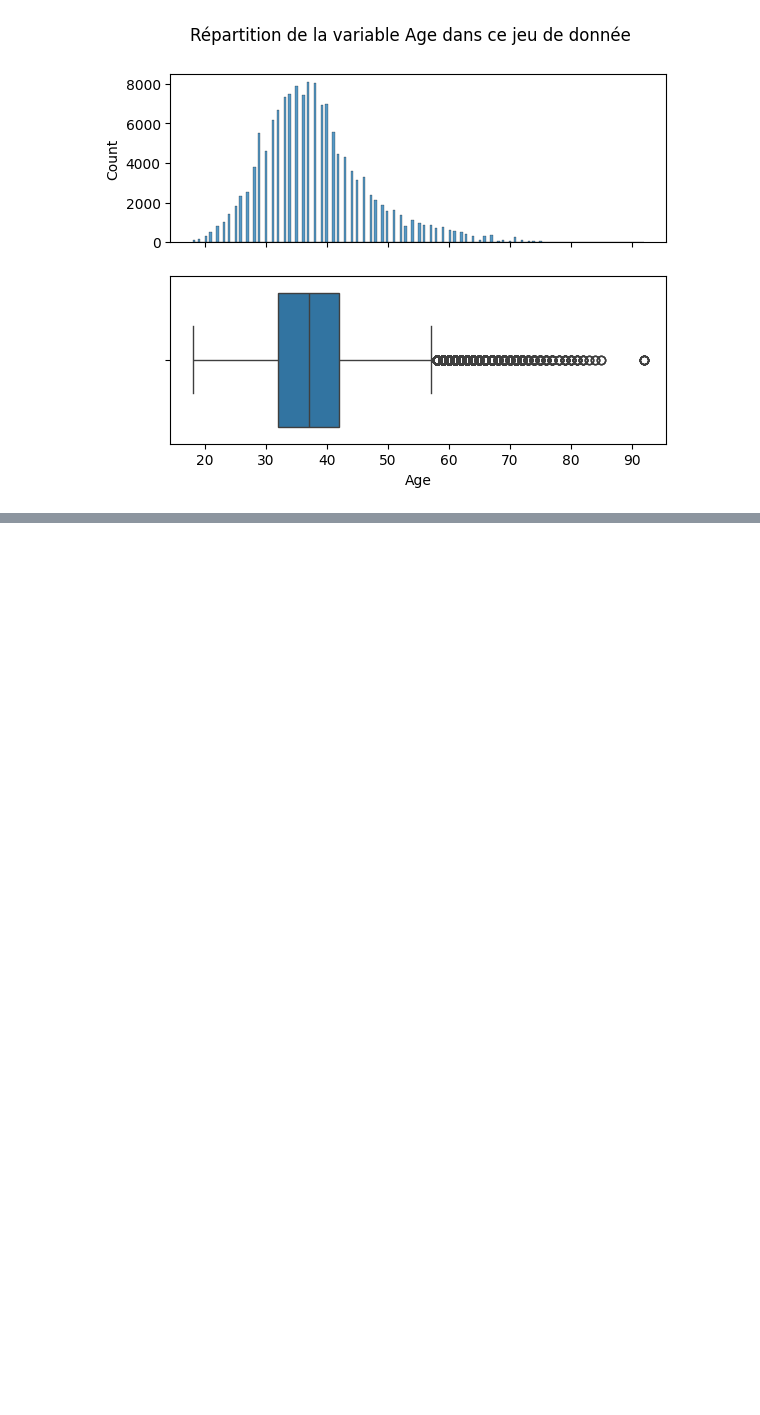
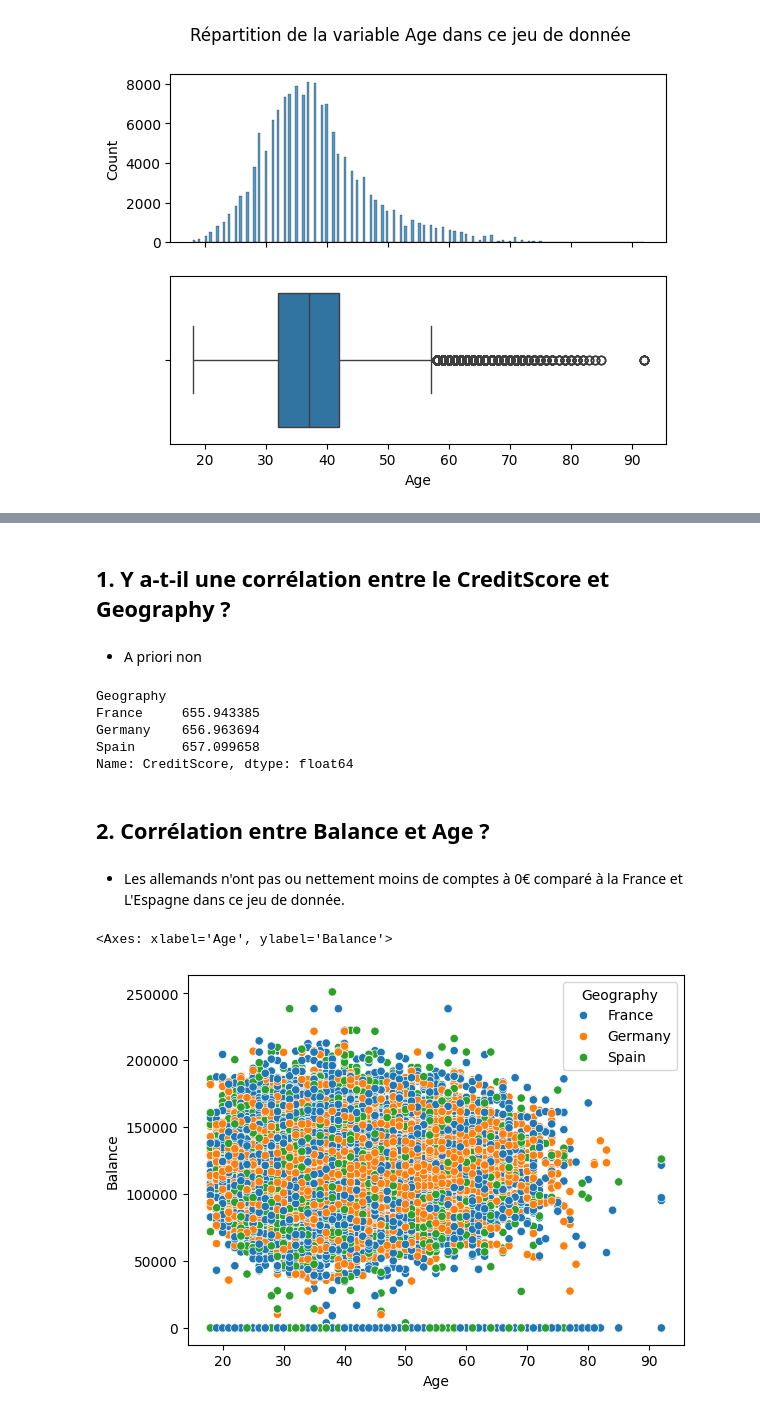
Before and after one commit to SimonGallien/mlpro-bank-churn, a Jupyter notebook: src/mlpro_bank_churn/1_eda_univariate.ipynb, the cells around one changed output, grey strips where cells are left out. Saved outputs shown, nothing was run; the diff lists cells and outputs as text; code cells hidden in the pictures; blank space fills up the shorter version.

```diff
--- a/src/mlpro_bank_churn/bank-church.ipynb
+++ b/src/mlpro_bank_churn/1_eda_univariate.ipynb
@@ -495,0 +352,21 @@ continue - discrète
+# %% [markdown]
+## 1. Y a-t-il une corrélation entre le CreditScore et Geography ?
+# %% [markdown]
+- A priori non
+# %%
+df_train.groupby("Geography")["CreditScore"].mean()
+# %% [output]
+Geography
+France     655.943385
+Germany    656.963694
+Spain      657.099658
+Name: CreditScore, dtype: float64
+# %% [markdown]
+## 2. Corrélation entre Balance et Age ?
+# %% [markdown]
+- Les allemands n'ont pas ou nettement moins de comptes à 0€ comparé à la France et L'Espagne dans ce jeu de donnée.
+# %%
+sns.scatterplot(data=df_train, x="Age", y="Balance", hue="Geography")
+# %% [output]
+<Axes: xlabel='Age', ylabel='Balance'>
+[figure, added]
```
Also changed, not shown: parts of 53 cells of this notebook, 5 other files.
